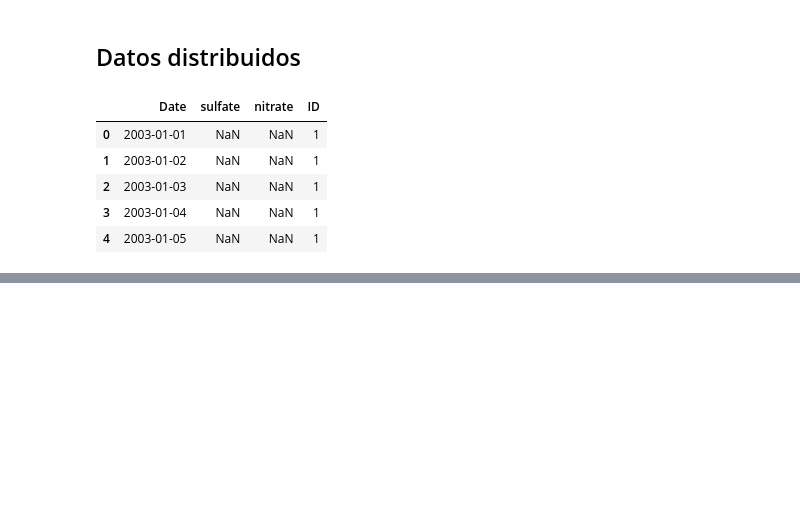
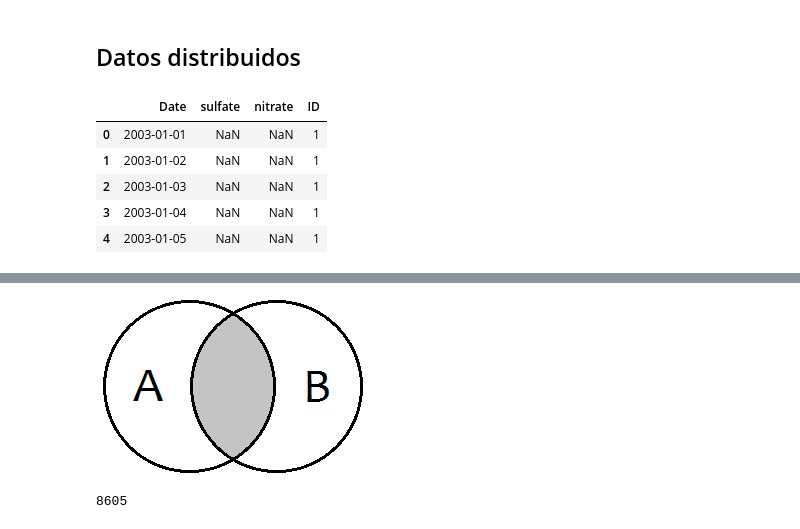
Before and after one commit to Andhurt/Machine_Learning_Py, a Jupyter notebook: notebooks/T2 - 4 - Data Cleaning - Concatenación de datos.ipynb, the cells around one changed output, grey strips where cells are left out. Saved outputs shown, nothing was run; the diff lists cells and outputs as text; code cells hidden in the pictures; blank space fills up the shorter version.

Commit message:
Join examples

```diff
--- a/notebooks/T2 - 4 - Data Cleaning - Concatenación de datos.ipynb
+++ b/notebooks/T2 - 4 - Data Cleaning - Concatenación de datos.ipynb
@@ -101,0 +338,12 @@ data.head()
+# %%
+Image(filename="resources/inner-join.png")
+# %% [output]
+[figure, added]
+# %%
+# data_main contiene toda la información
+# data_country_dlt le falta la información de 7 atletas
+merged_inner = pd.merge(left = data_main, right= data_country_dlt,
+                       how="inner", left_on= "Athlete", right_on="Athlete")
+len(merged_inner)
+# %% [output]
+8605
```
Also changed, not shown: parts of 50 cells of this notebook, 10 other files.
